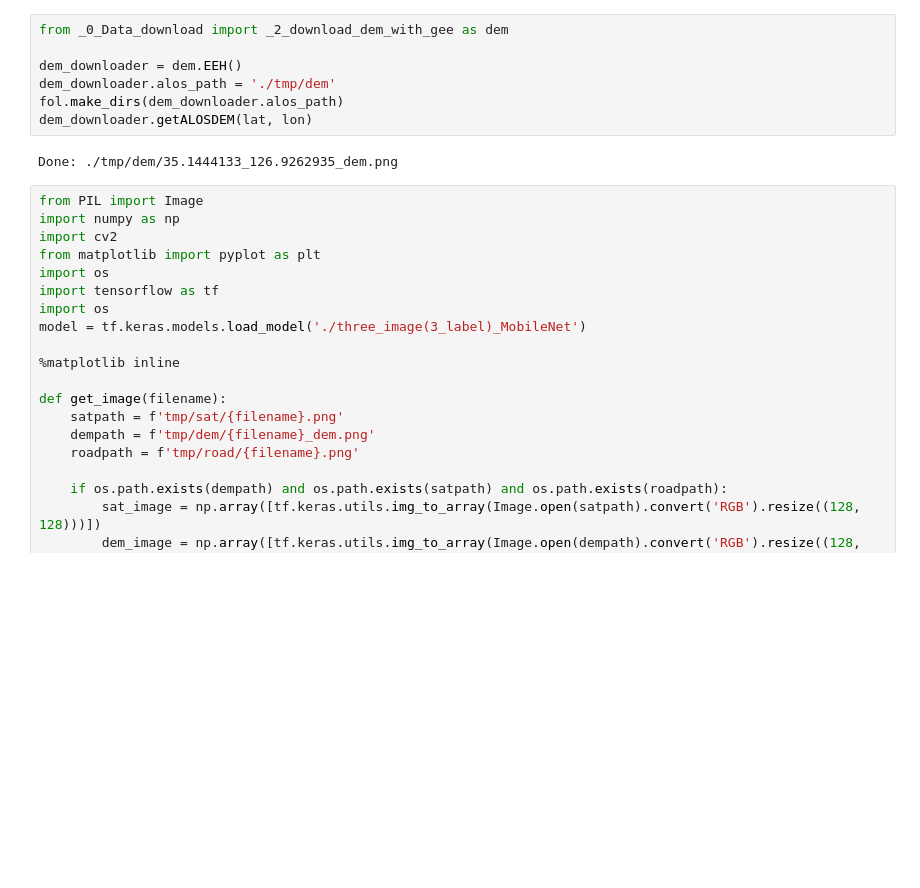
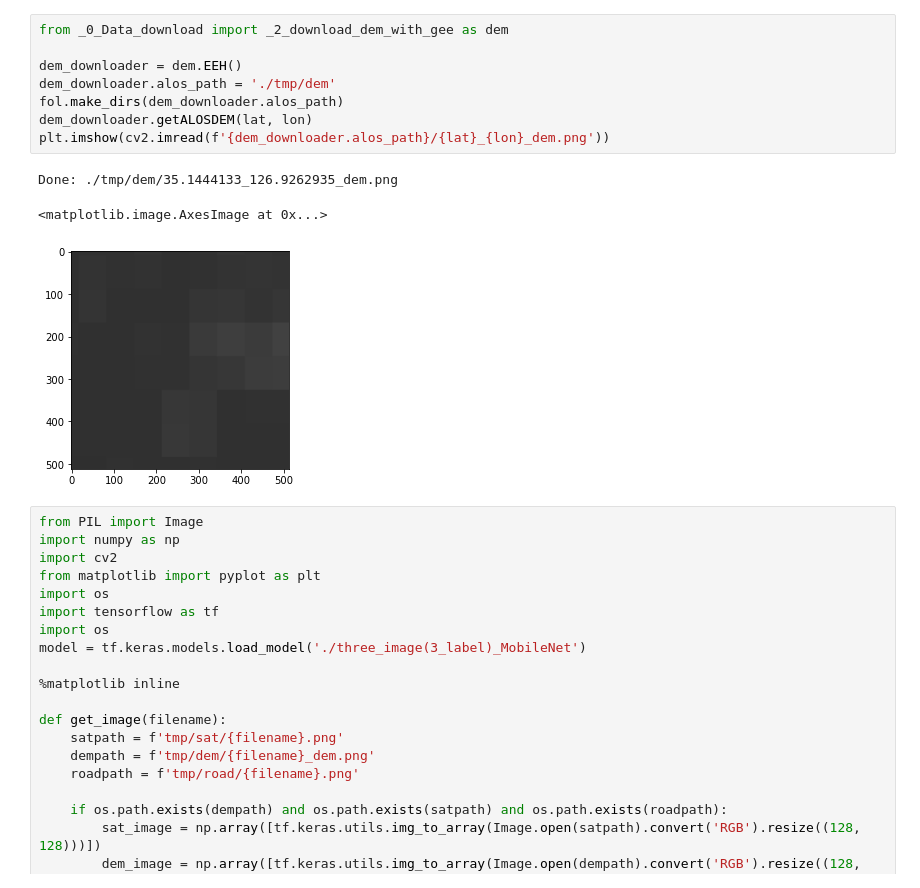
Before and after one commit to Nor-s/road-accident-CNN, a Jupyter notebook: Demo2.ipynb, the cells around one changed output. Drawn from its saved outputs; the diff is of its cells as text; blank space fills up the shorter version.

```diff
--- a/Demo2.ipynb
+++ b/Demo2.ipynb
@@ -29,12 +43,15 @@ sat_downloader.screenshot(lat, lon)
 # %%
 from _0_Data_download import _2_download_dem_with_gee as dem
 
 dem_downloader = dem.EEH()
 dem_downloader.alos_path = './tmp/dem'
 fol.make_dirs(dem_downloader.alos_path)
 dem_downloader.getALOSDEM(lat, lon)
+plt.imshow(cv2.imread(f'{dem_downloader.alos_path}/{lat}_{lon}_dem.png'))
 # %% [output]
 Done: ./tmp/dem/35.1444133_126.9262935_dem.png
+<matplotlib.image.AxesImage at 0x...>
+[figure, added]
 # %%
 from PIL import Image
 import numpy as np
```
Also changed, not shown: parts of 4 cells of this notebook.
